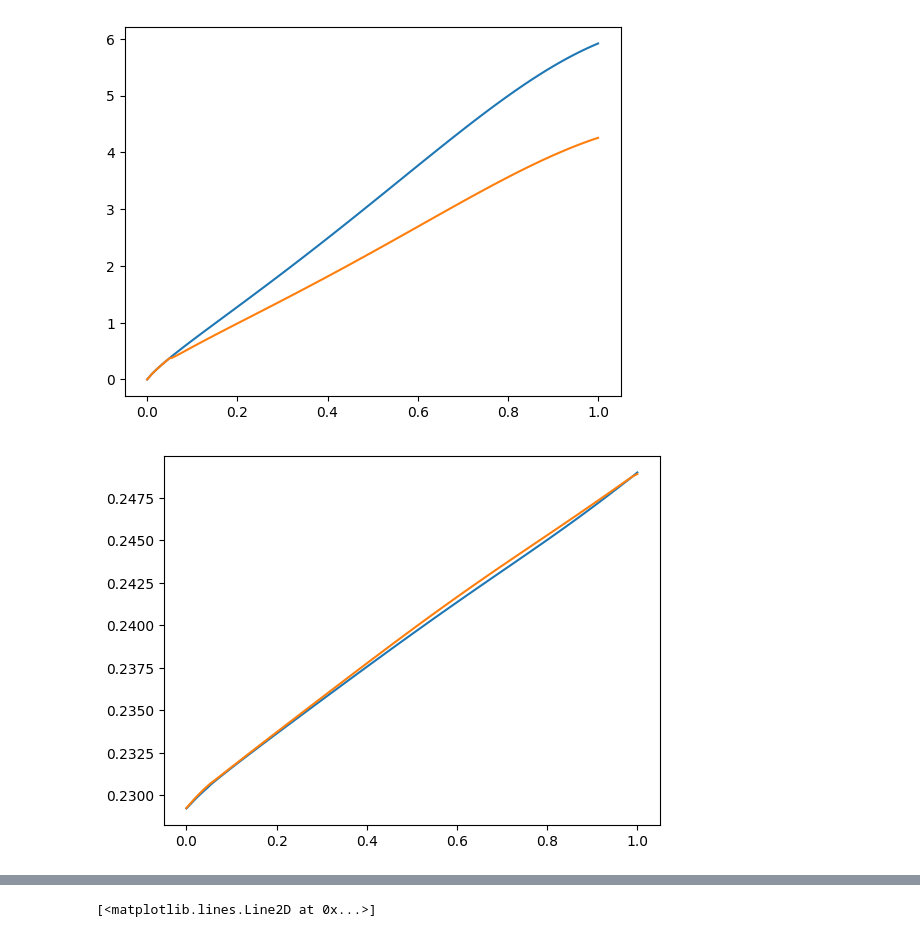
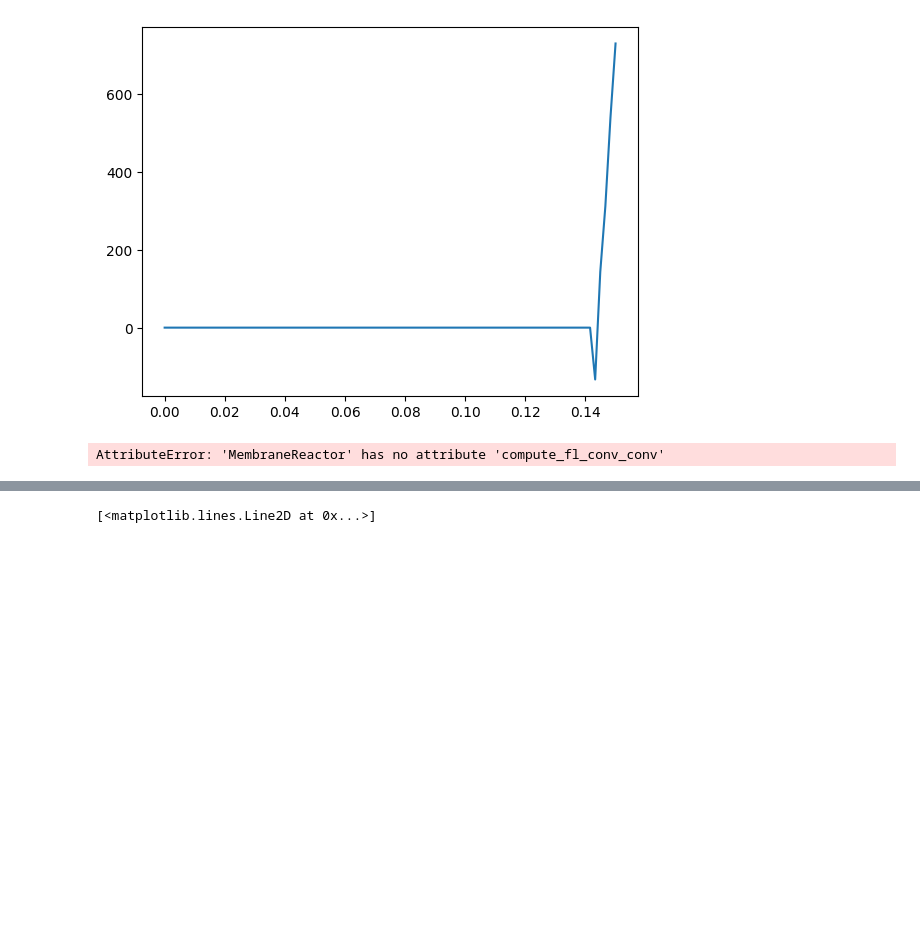
Before and after one commit to computational-chemical-engineering/ammonia_synthesis_reactor, a Jupyter notebook: membrane_reactor.ipynb, the cells around one changed output, grey strips where cells are left out. Cells and saved outputs as stored; diff of their text form; code cells hidden in the pictures; blank space fills up the shorter version.

```diff
--- a/membrane_reactor.ipynb
+++ b/membrane_reactor.ipynb
@@ -151,14 +451,34 @@ membrane flow permeate side: [-3.69692462e-04 -5.39881488e-06 -4.70978929e-04]
+# %%
+fl_diff_ret_ax, fl_diff_ret_rad, fl_diff_perm_ax, fl_diff_perm_rad = reactor._compute_fluxes_diff()
+fl_conv_ret_ax, fl_conv_ret_rad, fl_conv_perm_ax, fl_conv_perm_rad = reactor._compute_fluxes_conv()
+
+flux_matrix_ret_mem = reactor.flux_matrix_ret_mem
+flux_matrix_perm_mem = reactor.flux_matrix_perm_mem
+
+flux_ret_mem = (flux_matrix_ret_mem @ reactor.c_p[..., :-1].reshape((-1, 1))).reshape(fl_diff_ret_rad.shape)
+flux_perm_mem = (flux_matrix_perm_mem @ reactor.c_p[..., :-1].reshape((-1, 1))).reshape(fl_diff_perm_rad.shape)
+
+#plt.plot(reactor.z_c, fl_diff_ret_rad[:, 1, 1]+fl_conv_ret_rad[:, 1, 1])
+plt.plot(reactor.z_f, fl_diff_ret_ax[:, 0, 1]+fl_conv_ret_ax[:, 0, 1])
+#plt.plot(reactor.z_c, fl_diff_ret_rad[:, 1, 1])
+#plt.plot(reactor.z_c, fl_diff_ret_rad[:, 0, 1]+fl_conv_ret_rad[:, 0, 1])
+#plt.plot(reactor.z_c, flux_ret_mem[:, 0, 1],'o')
+#plt.plot(reactor.z_c, flux_perm_mem[:, -1, 1],'o')
+#plt.plot(reactor.z_c, fl_diff_perm_rad[:, -1, 1]+fl_conv_perm_rad[:, -1, 1])
+#plt.plot(reactor.z_c, fl_diff_perm_rad[:, -2, 1]+fl_conv_perm_rad[:, -2, 1])
+plt.show()
+# %% [output]
+[figure, added]
 # %%
-fluxes_ret_ax, fluxes_ret_rad, fluxes_perm_ax, fluxes_perm_rad = reactor.compute_fluxes_conv()
+fl_conv_ret_ax, fl_conv_ret_rad, fl_conv_perm_ax, fl_conv_perm_rad = reactor.compute_fl_conv_conv()
 
-plt.plot(reactor.z_f, fluxes_ret_ax[:, -1, 2])
-plt.plot(reactor.z_f, fluxes_ret_ax[:, 0, 2])
+plt.plot(reactor.z_f, fl_conv_ret_ax[:, -1, 2])
+plt.plot(reactor.z_f, fl_conv_ret_ax[:, 0, 2])
 plt.show()
 
 plt.plot(reactor.z_f, reactor.u_ret_ax[:, -1])
 plt.plot(reactor.z_f, reactor.u_ret_ax[:, 0])
 plt.show()
 # %% [output]
-[figure, removed]
-[figure, removed]
+AttributeError: 'MembraneReactor' has no attribute 'compute_fl_conv_conv'
 # %%
```
Also changed, not shown: parts of 10 cells of this notebook, 6 other files.
